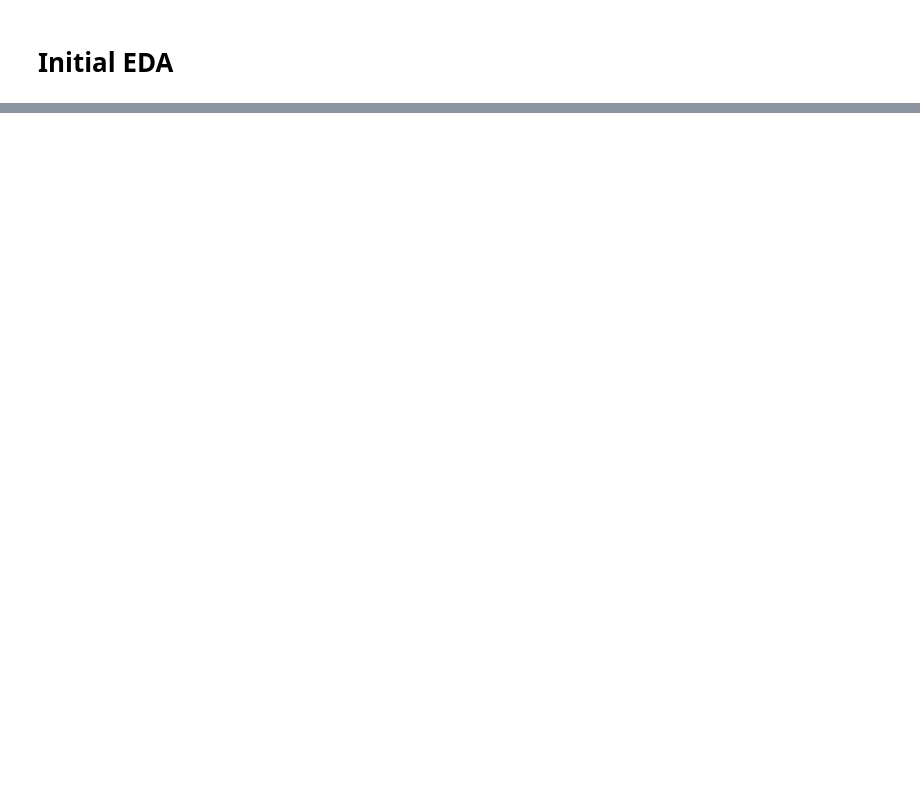
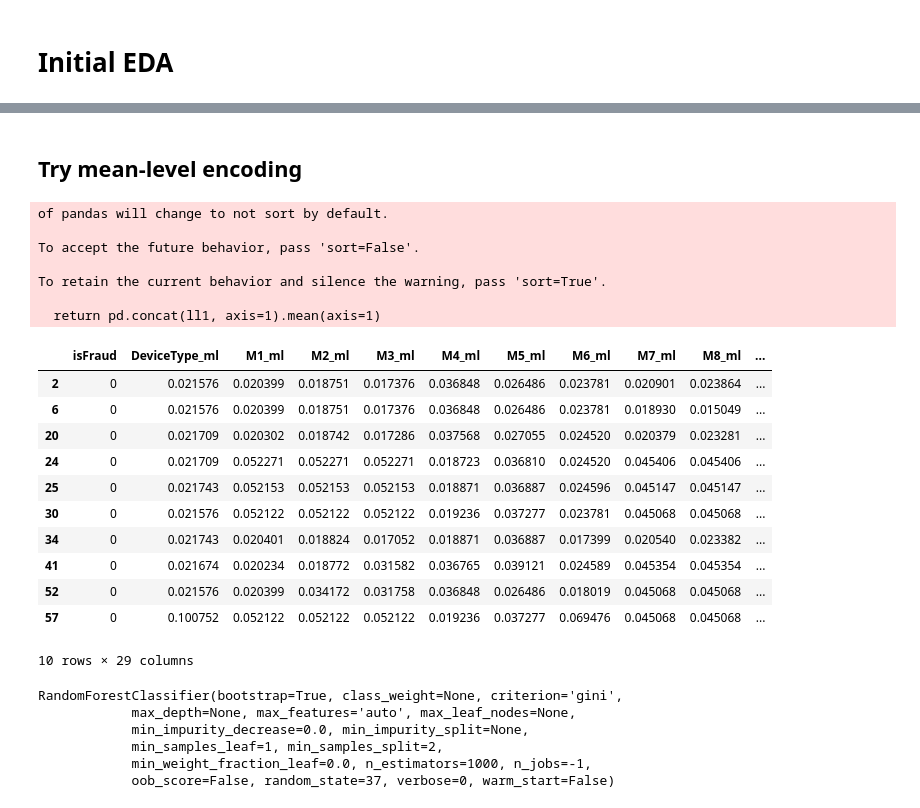
Before and after one commit to jimthompson5802/IEEEFraudDetection, a Jupyter notebook: eda/inital_eda.ipynb, the cells around one changed output, grey strips where cells are left out. Saved outputs shown, nothing was run; the diff lists cells and outputs as text; code cells hidden in the pictures; blank space fills up the shorter version.

```diff
--- a/eda/inital_eda.ipynb
+++ b/eda/inital_eda.ipynb
@@ -180,0 +131,2 @@ sns.boxplot("isFraud", "log_value", data=df2)
+# %%
+cat_df.fillna('__NA__', inplace=True)
@@ -180,0 +167,37 @@ sns.boxplot("isFraud", "log_value", data=df2)
+# %%
+MAX_CATEGORICAL_LEVELS=100
+TOP_CATEGORICAL_LEVELS=10
+cat2_df = pd.DataFrame()
+
+for c in cat_predictors:
+
+    # get one column of categorical variables
+    all_cat = cat_df[c].copy()
+
+    # determine number of unique levels
+    number_of_levels = len(all_cat.unique())
+    print('Predictor: ',c,' levels ',number_of_levels)
+    if number_of_levels > MAX_CATEGORICAL_LEVELS:
+        print("    By passing")
+        continue
+
+    # handle situation where number of unique levels exceed threshold
+    if number_of_levels > TOP_CATEGORICAL_LEVELS:
+        counts_by_level = all_cat.value_counts()
+
+        # get level values for those not in the top ranks
+        low_count_levels = counts_by_level.index[TOP_CATEGORICAL_LEVELS:]
+
+        # eliminate NULL value if present
+        levels_to_other = [x for x in low_count_levels if len(x)>0]
+
+        # set less frequent levels to special valid value
+        idx = [x in set(levels_to_other)for x in all_cat]
+        all_cat.loc[idx] = '__OTHER__'
+
+
+    # impute special value for any missing values
+    idx = [ isinstance(x,float) for x in all_cat]
+    all_cat.loc[idx] = '__N/A__'
+    all_cat.name=c
+    cat2_df[c] = all_cat
@@ -180,0 +237,2 @@ sns.boxplot("isFraud", "log_value", data=df2)
+# %%
+pd.options.display.max_rows = 1000
@@ -180,0 +260,2 @@ sns.boxplot("isFraud", "log_value", data=df2)
+# %% [markdown]
+## Try mean-level encoding
@@ -180,0 +264,24 @@ sns.boxplot("isFraud", "log_value", data=df2)
+# %%
+df, test_mean_level_mapping = encode_mean_level(cat2_df, train_df['isFraud'])
+df2 = pd.concat([train_df['isFraud'],df], axis=1)
+df2.head(10)
+# %% [output]
+of pandas will change to not sort by default.
+
+To accept the future behavior, pass 'sort=False'.
+
+To retain the current behavior and silence the warning, pass 'sort=True'.
+
+  return pd.concat(ll1, axis=1).mean(axis=1)
+|  | isFraud | DeviceType_ml | M1_ml | M2_ml | M3_ml | M4_ml | M5_ml | M6_ml | M7_ml | M8_ml | ... |
+| 2 | 0 | 0.021576 | 0.020399 | 0.018751 | 0.017376 | 0.036848 | 0.026486 | 0.023781 | 0.020901 | 0.023864 | ... |
+| 6 | 0 | 0.021576 | 0.020399 | 0.018751 | 0.017376 | 0.036848 | 0.026486 | 0.023781 | 0.018930 | 0.015049 | ... |
+| 20 | 0 | 0.021709 | 0.020302 | 0.018742 | 0.017286 | 0.037568 | 0.027055 | 0.024520 | 0.020379 | 0.023281 | ... |
+| 24 | 0 | 0.021709 | 0.052271 | 0.052271 | 0.052271 | 0.018723 | 0.036810 | 0.024520 | 0.045406 | 0.045406 | ... |
+| 25 | 0 | 0.021743 | 0.052153 | 0.052153 | 0.052153 | 0.018871 | 0.036887 | 0.024596 | 0.045147 | 0.045147 | ... |
+| 30 | 0 | 0.021576 | 0.052122 | 0.052122 | 0.052122 | 0.019236 | 0.037277 | 0.023781 | 0.045068 | 0.045068 | ... |
+| 34 | 0 | 0.021743 | 0.020401 | 0.018824 | 0.017052 | 0.018871 | 0.036887 | 0.017399 | 0.020540 | 0.023382 | ... |
+| 41 | 0 | 0.021674 | 0.020234 | 0.018772 | 0.031582 | 0.036765 | 0.039121 | 0.024589 | 0.045354 | 0.045354 | ... |
+| 52 | 0 | 0.021576 | 0.020399 | 0.034172 | 0.031758 | 0.036848 | 0.026486 | 0.018019 | 0.045068 | 0.045068 | ... |
+| 57 | 0 | 0.100752 | 0.052122 | 0.052122 | 0.052122 | 0.019236 | 0.037277 | 0.069476 | 0.045068 | 0.045068 | ... |
+10 rows × 29 columns
@@ -180,0 +298,11 @@ sns.boxplot("isFraud", "log_value", data=df2)
+# %%
+
+rf = RandomForestClassifier(n_estimators=1000, n_jobs=-1, random_state=37)
+rf.fit(train_X, train_y)
+# %% [output]
+RandomForestClassifier(bootstrap=True, class_weight=None, criterion='gini',
+            max_depth=None, max_features='auto', max_leaf_nodes=None,
+            min_impurity_decrease=0.0, min_impurity_split=None,
+            min_samples_leaf=1, min_samples_split=2,
+            min_weight_fraction_leaf=0.0, n_estimators=1000, n_jobs=-1,
+            oob_score=False, random_state=37, verbose=0, warm_start=False)
```
Also changed, not shown: parts of 53 cells of this notebook, 1 other file.
